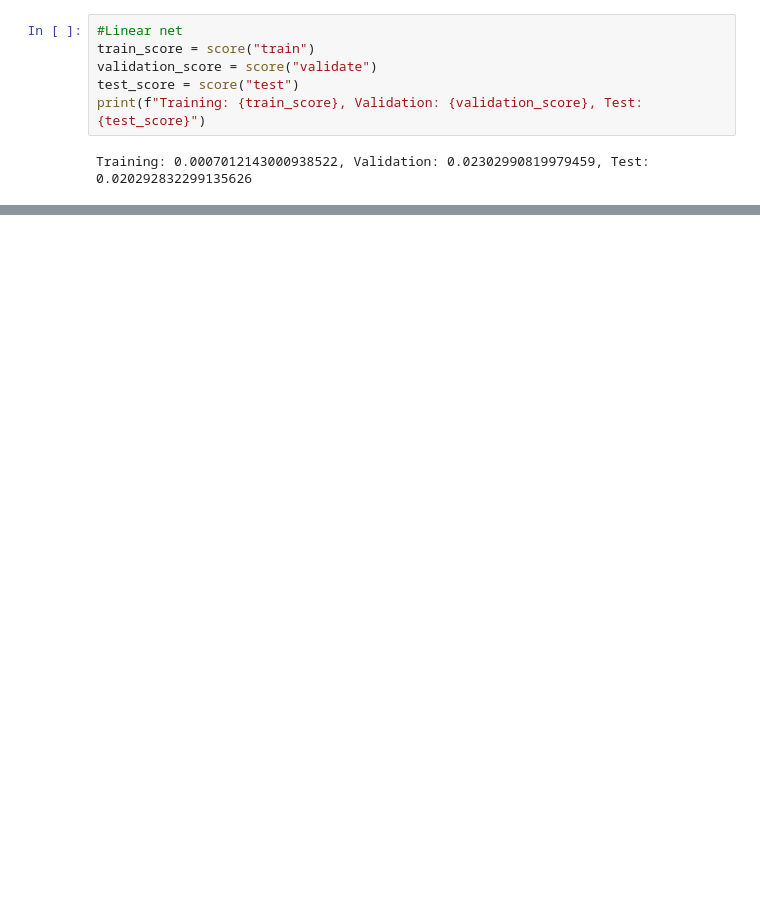
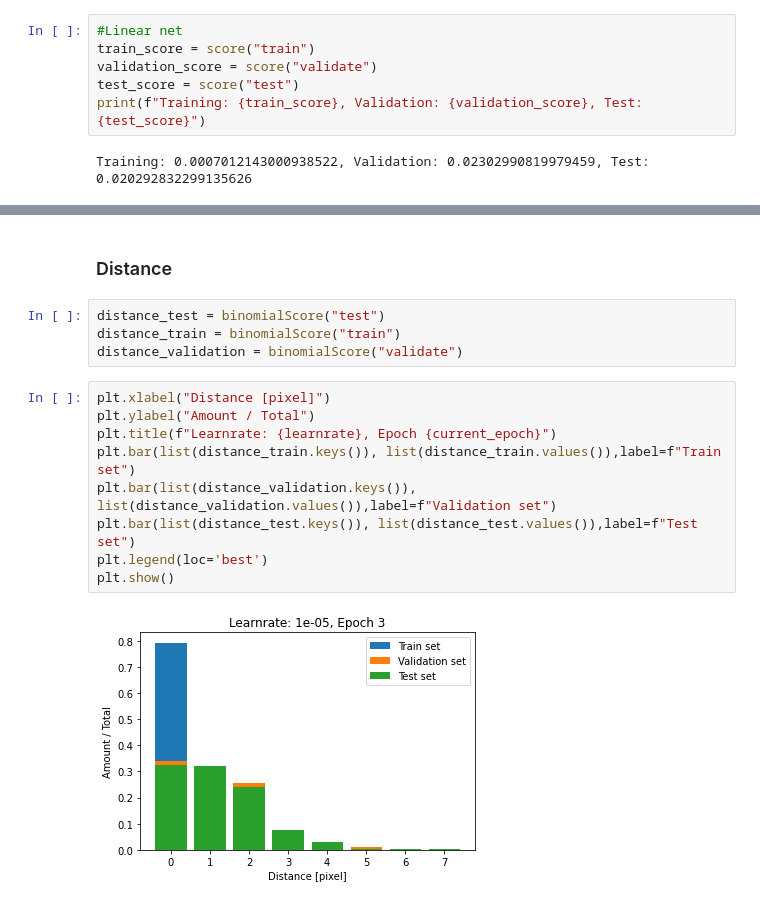
Before and after one commit to Znerual/PixelFinder, a Jupyter notebook: PixelFinder.ipynb, the cells around one changed output, grey strips where cells are left out. Saved outputs shown, nothing was run; the diff lists cells and outputs as text; blank space fills up the shorter version.

```diff
--- a/PixelFinder.ipynb
+++ b/PixelFinder.ipynb
@@ -555,0 +627,17 @@ for epochs, learnrate, dataset, loss in metrics.items():
+# %% [markdown]
+### Distance
+# %%
+distance_test = binomialScore("test")
+distance_train = binomialScore("train")
+distance_validation = binomialScore("validate")
+# %%
+plt.xlabel("Distance [pixel]")
+plt.ylabel("Amount / Total")
+plt.title(f"Learnrate: {learnrate}, Epoch {current_epoch}")
+plt.bar(list(distance_train.keys()), list(distance_train.values()),label=f"Train set")
+plt.bar(list(distance_validation.keys()), list(distance_validation.values()),label=f"Validation set")
+plt.bar(list(distance_test.keys()), list(distance_test.values()),label=f"Test set")
+plt.legend(loc='best')
+plt.show()
+# %% [output]
+[figure, added]
```
Also changed, not shown: parts of 22 cells of this notebook.
